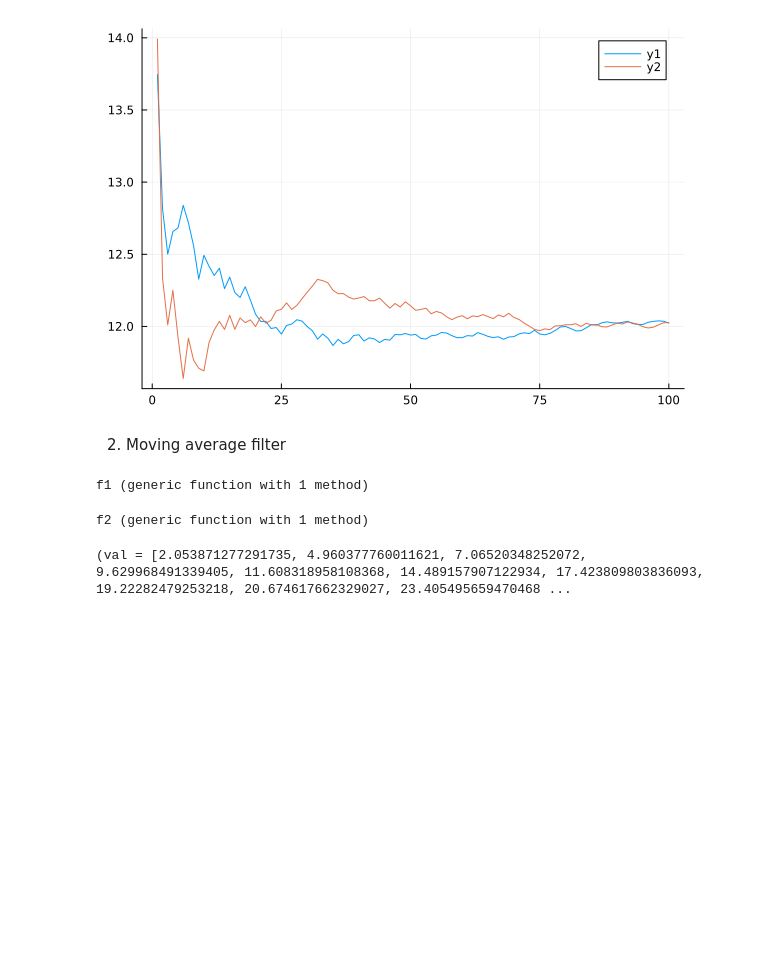
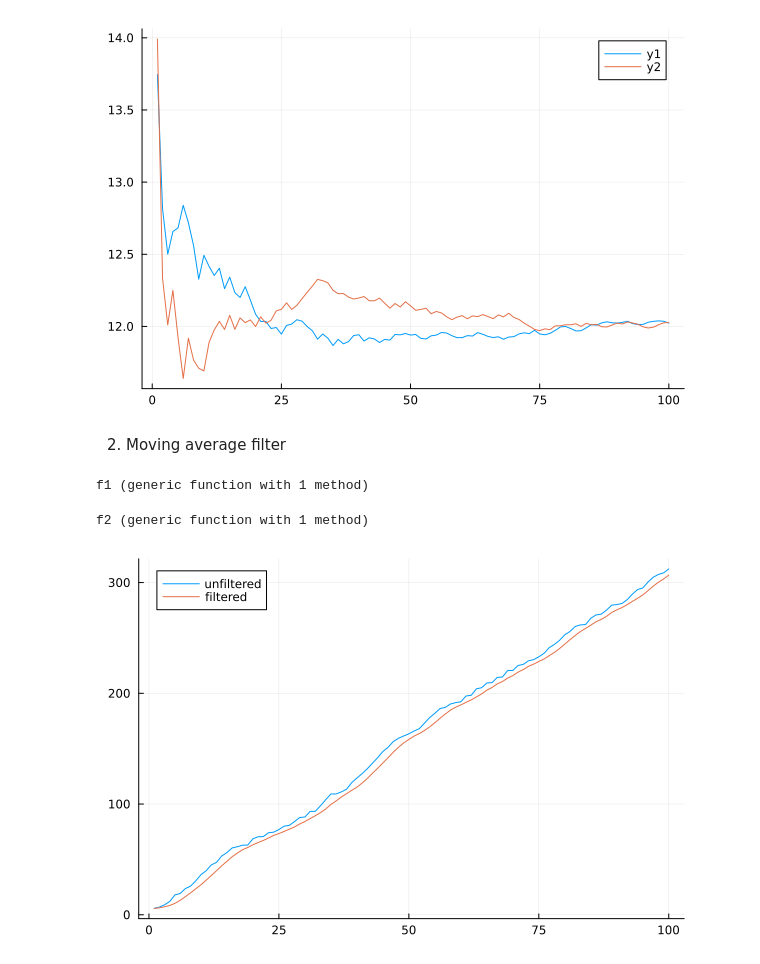
Before and after one commit to BraddWForster/learning_julia, a Jupyter notebook: coding_basics/Lesson 5.ipynb, the cells around one changed output. Saved outputs shown, nothing was run; the diff lists cells and outputs as text; code cells hidden in the pictures; blank space fills up the shorter version.

Commit message:
Learning about the Moving Average Filter

```diff
--- a/coding_basics/Lesson 5.ipynb
+++ b/coding_basics/Lesson 5.ipynb
@@ -554,16 +554,15 @@ plot!(f2(100))
 2. Moving average filter
 # %%
 function f1(k::Int64)
-    α = 1
-    β = 1
+    α = 2
     Y = zeros(k)
-    ϵ = 2*rand(k)
+    ϵ = 6*rand(k)
 
     for i in 1:k
         if i == 1
             Y[i] = α + ϵ[i]
         else
-            Y[i] = α + Y[i-1] + ϵ[i]
+            Y[i] = Y[i-1] + ϵ[i]
         end
     end
     return Y
@@ -587,6 +586,10 @@ end
 # %% [output]
 f2 (generic function with 1 method)
 # %%
-f2(2,10)
+result = f2(5,100);
-# %% [output]
-(val = [2.053871277291735, 4.960377760011621, 7.06520348252072, 9.629968491339405, 11.608318958108368, 14.489157907122934, 17.423809803836093, 19.22282479253218, 20.674617662329027, 23.405495659470468 ...
+# %%
+using Plots
+plot(result[:1], label = "unfiltered")
+plot!(result[:2], label = "filtered")
+# %% [output]
+[figure, added]
```
